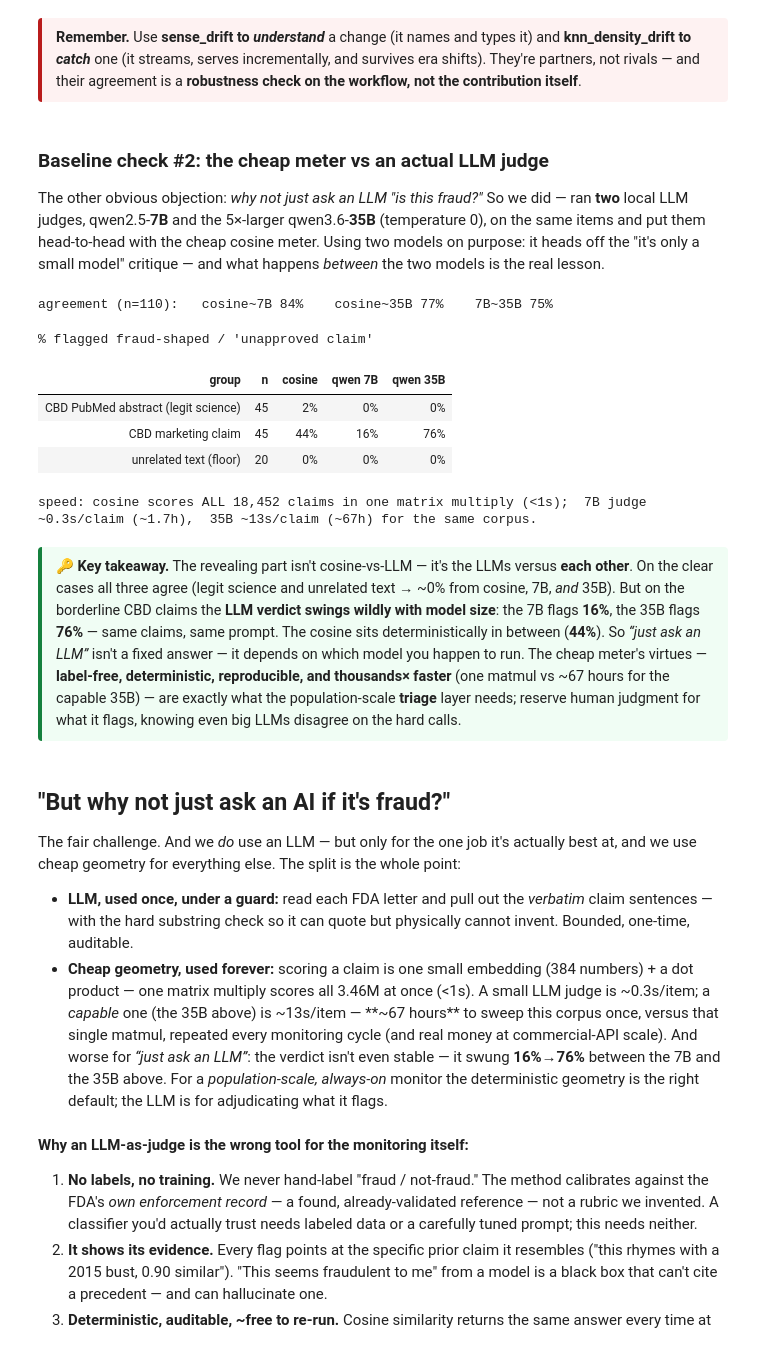
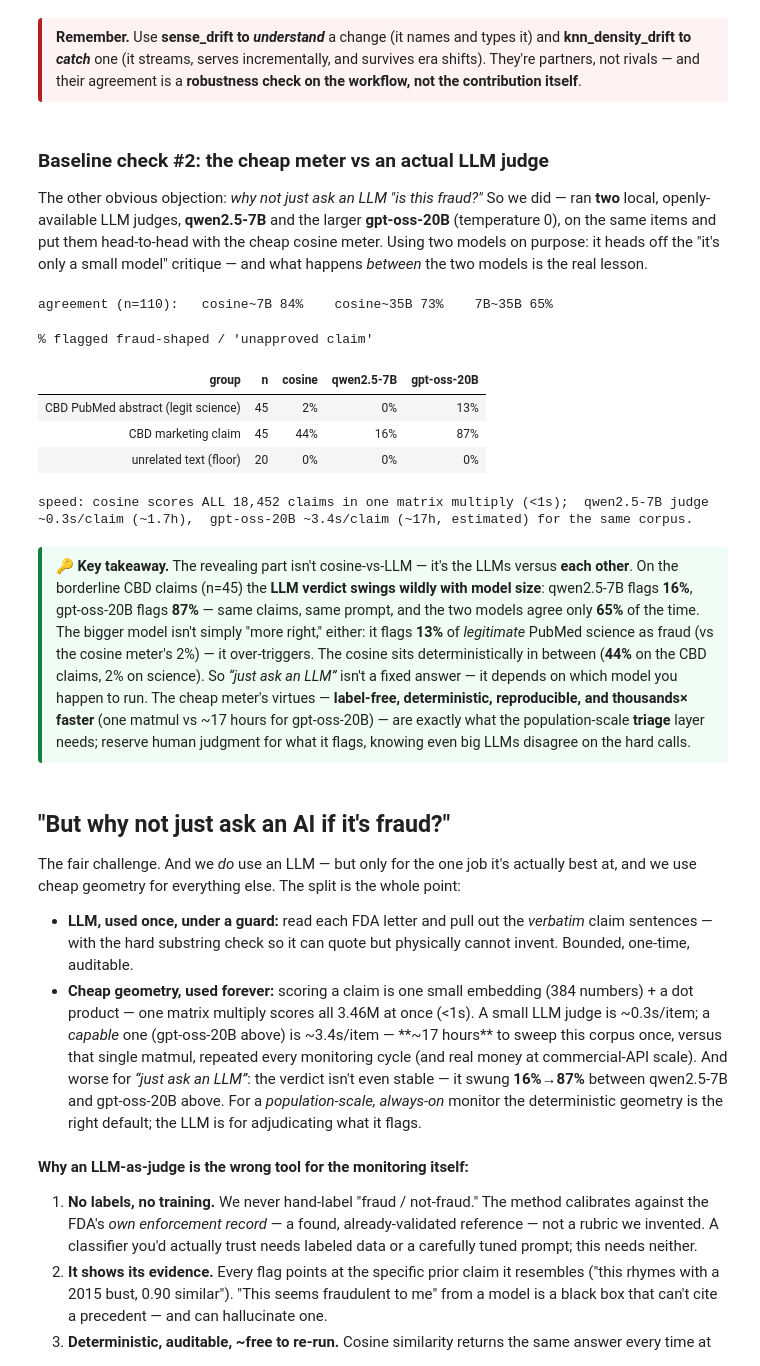
Before and after one commit to jturner-uofl/pycorpdiff, a Jupyter notebook: examples/cbd_fda_drift_showcase.ipynb, the cells around one changed output. Drawn from its saved outputs; the diff is of its cells as text; code cells hidden in the pictures.

```diff
--- a/examples/cbd_fda_drift_showcase.ipynb
+++ b/examples/cbd_fda_drift_showcase.ipynb
@@ -1044,37 +1045,37 @@ We ran both on the same data on purpose. Here's the honest side-by-side — what
 # %% [markdown]
 ### Baseline check #2: the cheap meter vs an actual LLM judge
 
-The other obvious objection: *why not just ask an LLM "is this fraud?"* So we did — ran **two** local LLM judges, qwen2.5-**7B** and the 5×-larger qwen3.6-**35B** (temperature 0), on the same items and put them head-to-head with the cheap cosine meter. Using two models on purpose: it heads off the "it's only a small model" critique — and what happens *between* the two models is the real lesson.
+The other obvious objection: *why not just ask an LLM "is this fraud?"* So we did — ran **two** local, openly-available LLM judges, **qwen2.5-7B** and the larger **gpt-oss-20B** (temperature 0), on the same items and put them head-to-head with the cheap cosine meter. Using two models on purpose: it heads off the "it's only a small model" critique — and what happens *between* the two models is the real lesson.
 # %%
 # B3: cosine register-meter vs TWO LLM judges (precomputed in scripts/b3_llm_judge.py, so the notebook stays LLM-free)
 B3 = pd.read_parquet(D / "b3_llm_judge.parquet")
 a7 = (B3.cosine_fraud == B3.llm7b_fraud).mean(); a35 = (B3.cosine_fraud == B3.llm35b_fraud).mean(); a7_35 = (B3.llm7b_fraud == B3.llm35b_fraud).mean()
 print(f"agreement (n={len(B3)}):   cosine~7B {100*a7:.0f}%    cosine~35B {100*a35:.0f}%    7B~35B {100*a7_35:.0f}%")
 g = B3.groupby("group").agg(n=("sim", "size"), cos=("cosine_fraud", "mean"), l7=("llm7b_fraud", "mean"), l35=("llm35b_fraud", "mean")).reset_index()
-for src, col in [("cos", "cosine"), ("l7", "qwen 7B"), ("l35", "qwen 35B")]:
+for src, col in [("cos", "cosine"), ("l7", "qwen2.5-7B"), ("l35", "gpt-oss-20B")]:
     g[col] = (g[src]*100).round().astype(int).astype(str) + "%"
-display(g[["group", "n", "cosine", "qwen 7B", "qwen 35B"]].style.hide(axis="index")
+display(g[["group", "n", "cosine", "qwen2.5-7B", "gpt-oss-20B"]].style.hide(axis="index")
         .set_caption("% flagged fraud-shaped / 'unapproved claim'")
         .set_properties(**{"text-align": "left", "font-size": "10.5pt", "padding": "4px 11px"})
         .set_table_styles([{"selector": "th", "props": [("text-align", "left"), ("font-size", "10.5pt"), ("padding", "4px 11px")]}]))
-print("speed: cosine scores ALL 18,452 claims in one matrix multiply (<1s);  7B judge ~0.3s/claim (~1.7h),  35B ~13s/claim (~67h) for the same corpus.")
+print("speed: cosine scores ALL 18,452 claims in one matrix multiply (<1s);  qwen2.5-7B judge ~0.3s/claim (~1.7h),  gpt-oss-20B ~3.4s/claim (~17h, estimated) for the same corpus.")
 # %% [output]
-agreement (n=110):   cosine~7B 84%    cosine~35B 77%    7B~35B 75%
+agreement (n=110):   cosine~7B 84%    cosine~35B 73%    7B~35B 65%
 % flagged fraud-shaped / 'unapproved claim'
-| group | n | cosine | qwen 7B | qwen 35B |
-| CBD PubMed abstract (legit science) | 45 | 2% | 0% | 0% |
-| CBD marketing claim | 45 | 44% | 16% | 76% |
+| group | n | cosine | qwen2.5-7B | gpt-oss-20B |
+| CBD PubMed abstract (legit science) | 45 | 2% | 0% | 13% |
+| CBD marketing claim | 45 | 44% | 16% | 87% |
 | unrelated text (floor) | 20 | 0% | 0% | 0% |
-speed: cosine scores ALL 18,452 claims in one matrix multiply (<1s);  7B judge ~0.3s/claim (~1.7h),  35B ~13s/claim (~67h) for the same corpus.
+speed: cosine scores ALL 18,452 claims in one matrix multiply (<1s);  qwen2.5-7B judge ~0.3s/claim (~1.7h),  gpt-oss-20B ~3.4s/claim (~17h, estimated) for the same corpus.
 # %% [markdown]
-<div style="border-left:4px solid #15803d;background:#f0fdf4;padding:9px 14px;margin:6px 0;border-radius:4px;font-size:0.96em"><b>🔑 Key takeaway.</b> The revealing part isn't cosine-vs-LLM — it's the LLMs versus <b>each other</b>. On the clear cases all three agree (legit science and unrelated text → ~0% from cosine, 7B, <i>and</i> 35B). But on the borderline CBD claims the <b>LLM verdict swings wildly with model size</b>: the 7B flags <b>16%</b>, the 35B flags <b>76%</b> — same claims, same prompt. The cosine sits deterministically in between (<b>44%</b>). So <i>“just ask an LLM”</i> isn't a fixed answer — it depends on which model you happen to run. The cheap meter's virtues — <b>label-free, deterministic, reproducible, and thousands× faster</b> (one matmul vs ~67 hours for the capable 35B) — are exactly what the population-scale <b>triage</b> layer needs; reserve human judgment for what it flags, knowing even big LLMs disagree on the hard calls.</div>
+<div style="border-left:4px solid #15803d;background:#f0fdf4;padding:9px 14px;margin:6px 0;border-radius:4px;font-size:0.96em"><b>🔑 Key takeaway.</b> The revealing part isn't cosine-vs-LLM — it's the LLMs versus <b>each other</b>. On the borderline CBD claims (n=45) the <b>LLM verdict swings wildly with model size</b>: qwen2.5-7B flags <b>16%</b>, gpt-oss-20B flags <b>87%</b> — same claims, same prompt, and the two models agree only <b>65%</b> of the time. The bigger model isn't simply "more right," either: it flags <b>13%</b> of <i>legitimate</i> PubMed science as fraud (vs the cosine meter's 2%) — it over-triggers. The cosine sits deterministically in between (<b>44%</b> on the CBD claims, 2% on science). So <i>“just ask an LLM”</i> isn't a fixed answer — it depends on which model you happen to run. The cheap meter's virtues — <b>label-free, deterministic, reproducible, and thousands× faster</b> (one matmul vs ~17 hours for gpt-oss-20B) — are exactly what the population-scale <b>triage</b> layer needs; reserve human judgment for what it flags, knowing even big LLMs disagree on the hard calls.</div>
 # %% [markdown]
 ## "But why not just ask an AI if it's fraud?"
 
 The fair challenge. And we *do* use an LLM — but only for the one job it's actually best at, and we use cheap geometry for everything else. The split is the whole point:
 
 - **LLM, used once, under a guard:** read each FDA letter and pull out the *verbatim* claim sentences — with the hard substring check so it can quote but physically cannot invent. Bounded, one-time, auditable.
-- **Cheap geometry, used forever:** scoring a claim is one small embedding (384 numbers) + a dot product — one matrix multiply scores all 3.46M at once (<1s). A small LLM judge is ~0.3s/item; a *capable* one (the 35B above) is ~13s/item — **~67 hours** to sweep this corpus once, versus that single matmul, repeated every monitoring cycle (and real money at commercial-API scale). And worse for *“just ask an LLM”*: the verdict isn't even stable — it swung **16%→76%** between the 7B and the 35B above. For a *population-scale, always-on* monitor the deterministic geometry is the right default; the LLM is for adjudicating what it flags.
+- **Cheap geometry, used forever:** scoring a claim is one small embedding (384 numbers) + a dot product — one matrix multiply scores all 3.46M at once (<1s). A small LLM judge is ~0.3s/item; a *capable* one (gpt-oss-20B above) is ~3.4s/item — **~17 hours** to sweep this corpus once, versus that single matmul, repeated every monitoring cycle (and real money at commercial-API scale). And worse for *“just ask an LLM”*: the verdict isn't even stable — it swung **16%→87%** between qwen2.5-7B and gpt-oss-20B above. For a *population-scale, always-on* monitor the deterministic geometry is the right default; the LLM is for adjudicating what it flags.
 # %% [markdown]
 **Why an LLM-as-judge is the wrong tool for the monitoring itself:**
 
```
Also changed, not shown: parts of 8 cells of this notebook.
